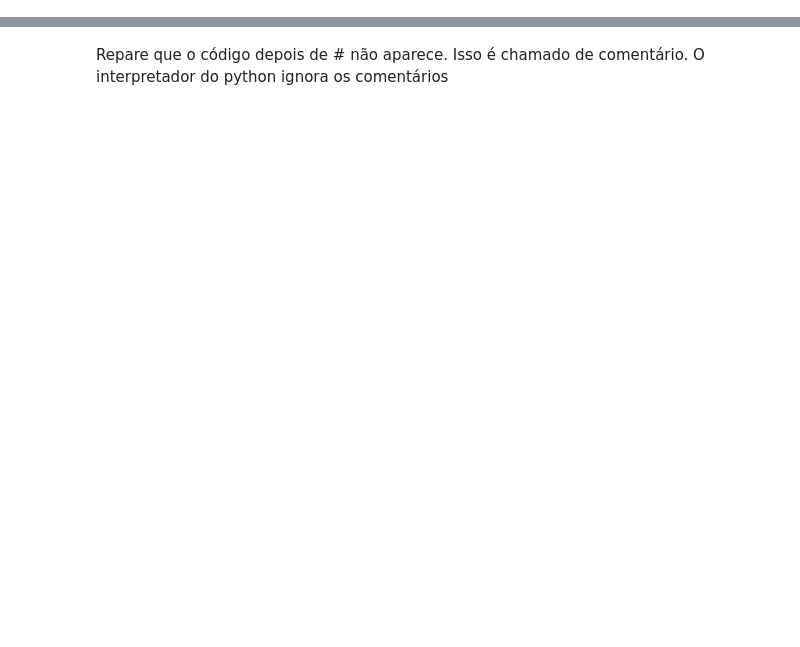
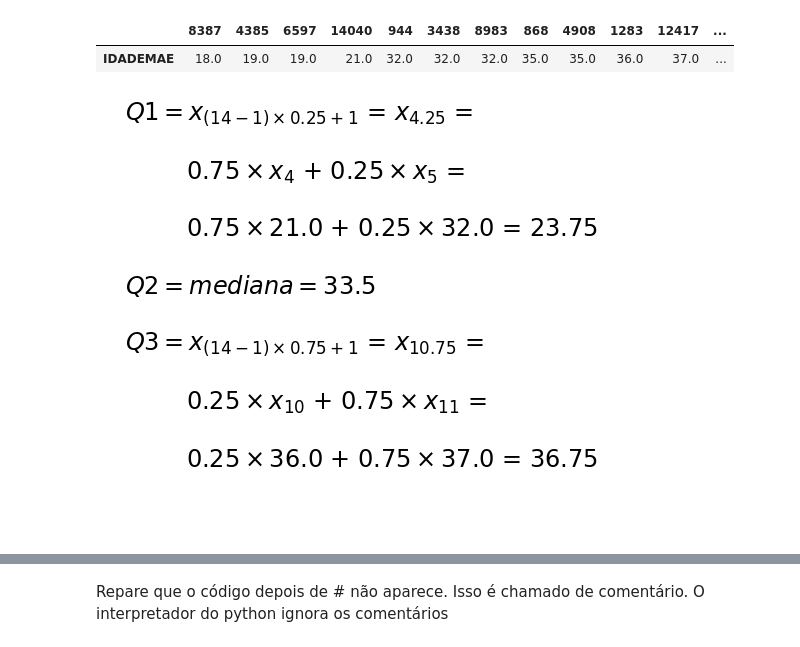
Before and after one commit to fesousa/analise-exploratoria-health-datascience, a Jupyter notebook: analise_explotatoria.ipynb, the cells around one changed output, grey strips where cells are left out. Drawn from its saved outputs; the diff is of its cells as text; code cells hidden in the pictures; blank space fills up the shorter version.

```diff
--- a/analise_explotatoria.ipynb
+++ b/analise_explotatoria.ipynb
@@ -750,0 +586,36 @@ print(x)
+# %%
+#@title **Exemplo - Idade das mães viúvas**
+viuvas_idade_sort.transpose()
+# %% [output]
+|  | 8387 | 4385 | 6597 | 14040 | 944 | 3438 | 8983 | 868 | 4908 | 1283 | 12417 | ... |
+| IDADEMAE | 18.0 | 19.0 | 19.0 | 21.0 | 32.0 | 32.0 | 32.0 | 35.0 | 35.0 | 36.0 | 37.0 | ... |
+# %%
+#@title **Quartis da idade das mães viúvas**
+
+plt.axes((0, 0, 0.1, 0.01), facecolor='w')
+plt.box(False)
+plt.xticks([])
+plt.yticks([])
+plt.title(r'$Q1 = x_{('+str(viuvas_idade_sort.shape[0])+r' - 1) \times 0.25 + 1 }$ = '+
+          r'$x_{'+str(float(((viuvas_idade_sort.shape[0]-1)*0.25 + 1)))+'}$ =\n\n\t'+
+          r'$0.75 \times x_{'+str(math.floor(((viuvas_idade_sort.shape[0]-1)*0.25 + 1)))+'}$ + '+
+          r'$0.25 \times x_{'+str(math.ceil(((viuvas_idade_sort.shape[0]-1)*0.25 + 1)))+'}$ =\n\n\t'+
+          r'$0.75 \times '+str(viuvas_idade_sort.iloc[3].values[0])+'$ + '+
+          r'$0.25 \times '+str(viuvas_idade_sort.iloc[4].values[0])+'$ = '+
+
+          str(q1_id)+'\n\n'+
+
+
+          r'$Q2 = mediana =  '+str(mediana_id)+'$'+'\n\n'+
+          r'$Q3 = x_{('+str(viuvas_idade_sort.shape[0])+r' - 1) \times 0.75 + 1 }$ = '+
+          r'$x_{'+str(float(((viuvas_idade_sort.shape[0]-1)*0.75 + 1)))+'}$ =\n\n\t'+
+          r'$0.25 \times x_{'+str(math.floor(((viuvas_idade_sort.shape[0]-1)*0.75 + 1)))+'}$ + '+
+          r'$0.75 \times x_{'+str(math.ceil(((viuvas_idade_sort.shape[0]-1)*0.75 + 1)))+'}$ =\n\n\t'+
+          r'$0.25 \times '+str(viuvas_idade_sort.iloc[9].values[0])+'$ + '+
+          r'$0.75 \times '+str(viuvas_idade_sort.iloc[10].values[0])+'$ = '+
+
+          str(q3_id)+'\n\n',
+          fontdict={'fontsize':24,'horizontalalignment':'left'})
+plt.show()
+# %% [output]
+[figure, added]
```
Also changed, not shown: parts of 284 cells of this notebook, 4 other files.
